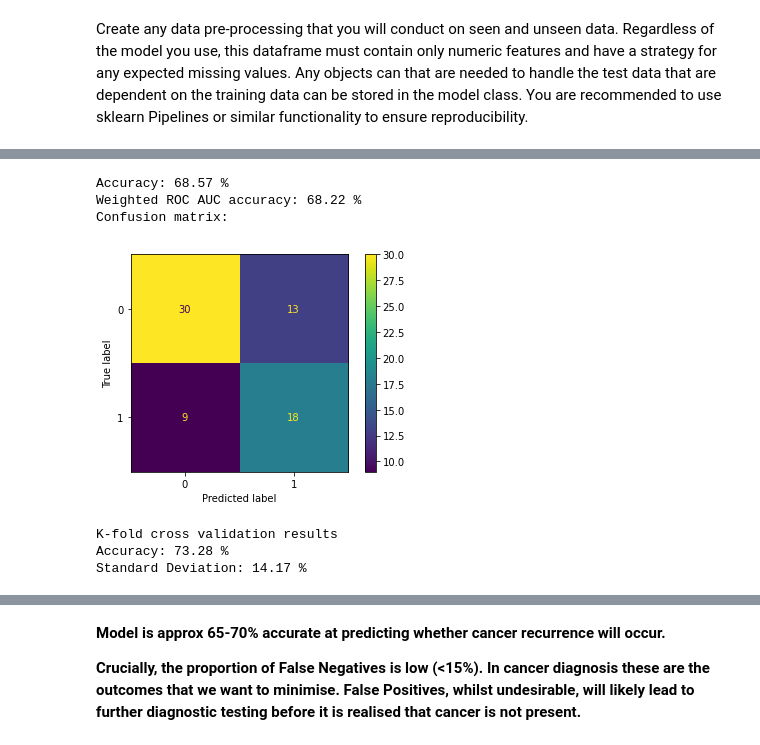
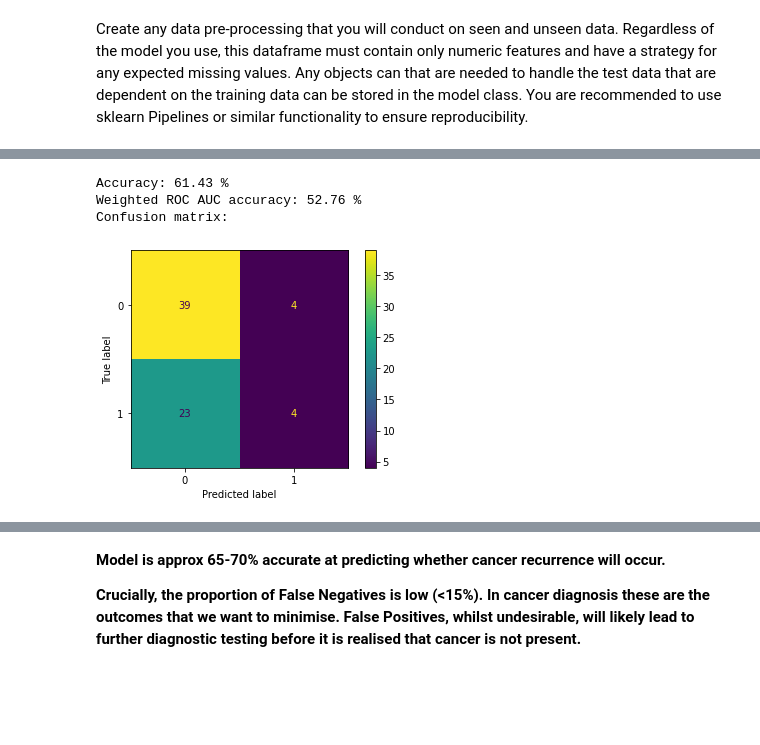
Before and after one commit to StickMonkey615/JHCSMod4, a Jupyter notebook: ANN.ipynb, the cells around one changed output, grey strips where cells are left out. Saved outputs shown, nothing was run; the diff lists cells and outputs as text; code cells hidden in the pictures; blank space fills up the shorter version.

```diff
--- a/ANN.ipynb
+++ b/ANN.ipynb
@@ -275,15 +291,11 @@ x_train_processed = my_model.preprocess_training_data(X_train)
+# %%
+#compiling the ANN
+classifier.compile(optimizer='adam',loss='binary_crossentropy',metrics=['accuracy'])
 # %%
 # Dont change
 x_test_processed = my_model.preprocess_test_data(X_test)
-# %%
-# Create a model
-from sklearn.ensemble import RandomForestClassifier
-from imblearn.ensemble import EasyEnsembleClassifier
-classifier = EasyEnsembleClassifier(n_estimators=10,
-                                    base_estimator=RandomForestClassifier(n_estimators=10,
-                                                                          criterion='gini',
-                                                                          class_weight='balanced_subsample'))
 # %%
 # Train your model
-classifier.fit(x_train_processed, y_train)
+# Fitting the ANN to the training set
+model = classifier.fit(x_train_processed,y_train,batch_size=100,epochs=100)
 # %% [output]
@@ -292,3 +319,6 @@ EasyEnsembleClassifier(base_estimator=RandomForestClassifier(class_weight='balan
 # %%
 # use your model to make a prediction on unseen data
 y_pred = classifier.predict(x_test_processed)
+#converting values
+y_pred = (y_pred>0.5)
+print(y_pred)
@@ -295,27 +343,25 @@ y_pred = classifier.predict(x_test_processed)
 # %%
 # Asssess the accuracy of your model and explain your key findings
 # Generate confusion matrix
 from sklearn.metrics import confusion_matrix, accuracy_score, balanced_accuracy_score, roc_auc_score, ConfusionMatrixDisplay
-cm = confusion_matrix(y_test, y_pred, labels=classifier.classes_)
-print("Accuracy: {:.2f} %".format(accuracy_score(y_test, y_pred)*100))
+cm = confusion_matrix(y_test, y_pred)
+score = accuracy_score(y_test, y_pred)
+print("Accuracy: {:.2f} %".format(score*100))
 print("Weighted ROC AUC accuracy: {:.2f} %".format(roc_auc_score(y_test, y_pred, average='weighted')*100))
 print("Confusion matrix:")
-disp = ConfusionMatrixDisplay(cm, display_labels=classifier.classes_)
+disp = ConfusionMatrixDisplay(cm)
 disp.plot()
 plt.show()
 
 # Apply k-fold Cross Validation
-from sklearn.model_selection import cross_val_score
-from numpy import ravel
-accuracies = cross_val_score(estimator = classifier, X = x_train_processed, y = ravel(y_train.values), scoring = 'roc_auc_ovo', cv = 10)
-print("K-fold cross validation results")
-print("Accuracy: {:.2f} %".format(accuracies.mean()*100))
-print("Standard Deviation: {:.2f} %".format(accuracies.std()*100))
+# from sklearn.model_selection import cross_val_score
+# from numpy import ravel
+# accuracies = cross_val_score(estimator = classifier, X = x_train_processed, y = ravel(y_train.values), scoring = 'roc_auc_ovo', cv = 10)
+# print("K-fold cross validation results")
+# print("Accuracy: {:.2f} %".format(accuracies.mean()*100))
+# print("Standard Deviation: {:.2f} %".format(accuracies.std()*100))
 # %% [output]
-Accuracy: 68.57 %
-Weighted ROC AUC accuracy: 68.22 %
+Accuracy: 61.43 %
+Weighted ROC AUC accuracy: 52.76 %
 Confusion matrix:
-[figure, old version]
+[figure, new version]
-K-fold cross validation results
-Accuracy: 73.28 %
-Standard Deviation: 14.17 %
```
Also changed, not shown: parts of 17 cells of this notebook.
